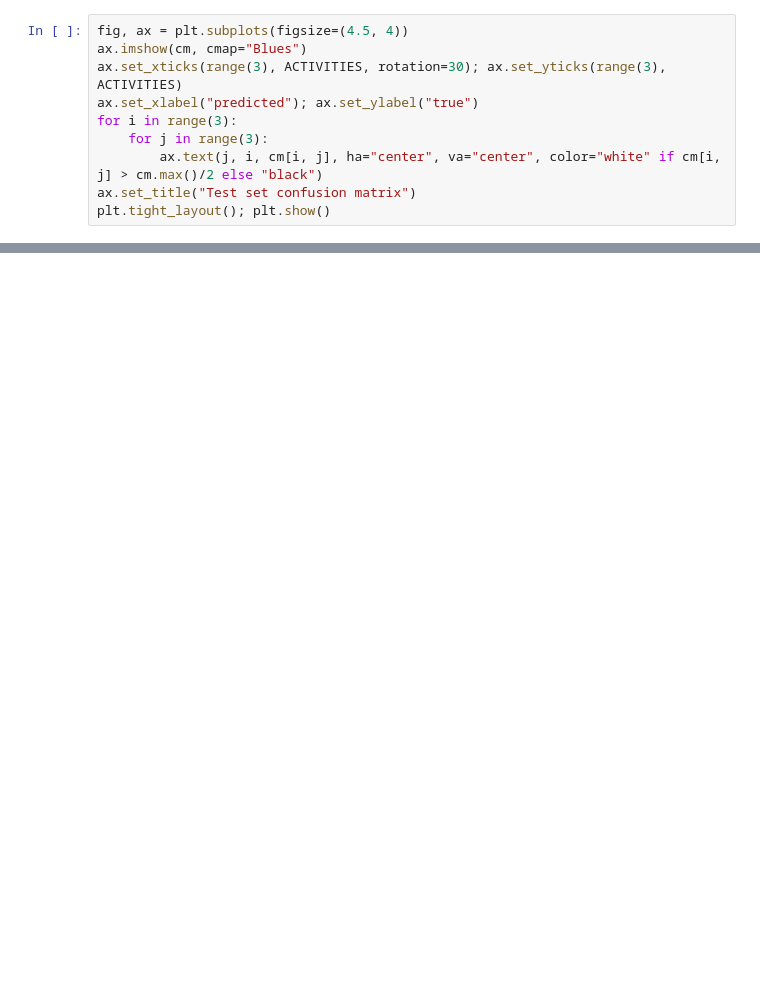
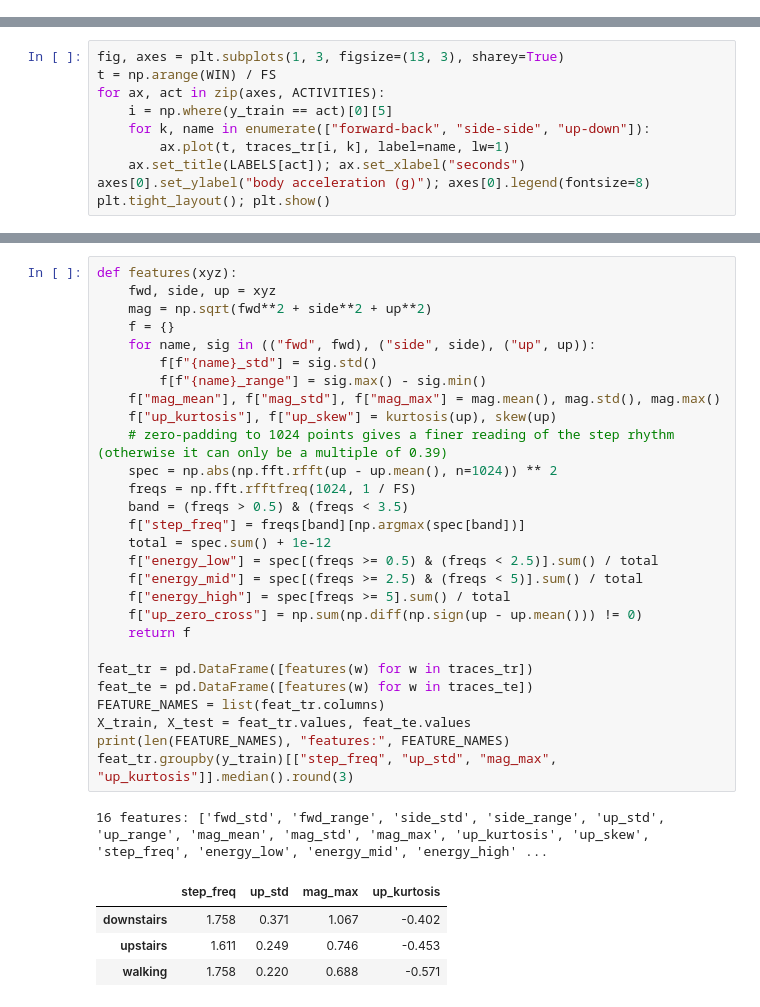
Before and after one commit to apriljwalter-lgtm/activity-detective, a Jupyter notebook: notebook/train_activity_model.ipynb, the cells around one changed output, grey strips where cells are left out. Saved outputs shown, nothing was run; the diff lists cells and outputs as text; blank space fills up the shorter version.

```diff
--- a/notebook/train_activity_model.ipynb
+++ b/notebook/train_activity_model.ipynb
@@ -253,10 +0,0 @@ weighted avg      0.895     0.894     0.895       720
-# %%
-fig, ax = plt.subplots(figsize=(4.5, 4))
-ax.imshow(cm, cmap="Blues")
-ax.set_xticks(range(3), ACTIVITIES, rotation=30); ax.set_yticks(range(3), ACTIVITIES)
-ax.set_xlabel("predicted"); ax.set_ylabel("true")
-for i in range(3):
-    for j in range(3):
-        ax.text(j, i, cm[i, j], ha="center", va="center", color="white" if cm[i, j] > cm.max()/2 else "black")
-ax.set_title("Test set confusion matrix")
-plt.tight_layout(); plt.show()
@@ -376,0 +78,10 @@ Wrote ../data/exhibit.json with 16 gallery windows
+# %%
+fig, axes = plt.subplots(1, 3, figsize=(13, 3), sharey=True)
+t = np.arange(WIN) / FS
+for ax, act in zip(axes, ACTIVITIES):
+    i = np.where(y_train == act)[0][5]
+    for k, name in enumerate(["forward-back", "side-side", "up-down"]):
+        ax.plot(t, traces_tr[i, k], label=name, lw=1)
+    ax.set_title(LABELS[act]); ax.set_xlabel("seconds")
+axes[0].set_ylabel("body acceleration (g)"); axes[0].legend(fontsize=8)
+plt.tight_layout(); plt.show()
@@ -376,0 +97,34 @@ Wrote ../data/exhibit.json with 16 gallery windows
+# %%
+def features(xyz):
+    fwd, side, up = xyz
+    mag = np.sqrt(fwd**2 + side**2 + up**2)
+    f = {}
+    for name, sig in (("fwd", fwd), ("side", side), ("up", up)):
+        f[f"{name}_std"] = sig.std()
+        f[f"{name}_range"] = sig.max() - sig.min()
+    f["mag_mean"], f["mag_std"], f["mag_max"] = mag.mean(), mag.std(), mag.max()
+    f["up_kurtosis"], f["up_skew"] = kurtosis(up), skew(up)
+    # zero-padding to 1024 points gives a finer reading of the step rhythm (otherwise it can only be a multiple of 0.39)
+    spec = np.abs(np.fft.rfft(up - up.mean(), n=1024)) ** 2
+    freqs = np.fft.rfftfreq(1024, 1 / FS)
+    band = (freqs > 0.5) & (freqs < 3.5)
+    f["step_freq"] = freqs[band][np.argmax(spec[band])]
+    total = spec.sum() + 1e-12
+    f["energy_low"] = spec[(freqs >= 0.5) & (freqs < 2.5)].sum() / total
+    f["energy_mid"] = spec[(freqs >= 2.5) & (freqs < 5)].sum() / total
+    f["energy_high"] = spec[freqs >= 5].sum() / total
+    f["up_zero_cross"] = np.sum(np.diff(np.sign(up - up.mean())) != 0)
+    return f
+
+feat_tr = pd.DataFrame([features(w) for w in traces_tr])
+feat_te = pd.DataFrame([features(w) for w in traces_te])
+FEATURE_NAMES = list(feat_tr.columns)
+X_train, X_test = feat_tr.values, feat_te.values
+print(len(FEATURE_NAMES), "features:", FEATURE_NAMES)
+feat_tr.groupby(y_train)[["step_freq", "up_std", "mag_max", "up_kurtosis"]].median().round(3)
+# %% [output]
+16 features: ['fwd_std', 'fwd_range', 'side_std', 'side_range', 'up_std', 'up_range', 'mag_mean', 'mag_std', 'mag_max', 'up_kurtosis', 'up_skew', 'step_freq', 'energy_low', 'energy_mid', 'energy_high' ...
+|  | step_freq | up_std | mag_max | up_kurtosis |
+| downstairs | 1.758 | 0.371 | 1.067 | -0.402 |
+| upstairs | 1.611 | 0.249 | 0.746 | -0.453 |
+| walking | 1.758 | 0.220 | 0.688 | -0.571 |
```
Also changed, not shown: parts of 36 cells of this notebook, 9 other files.
